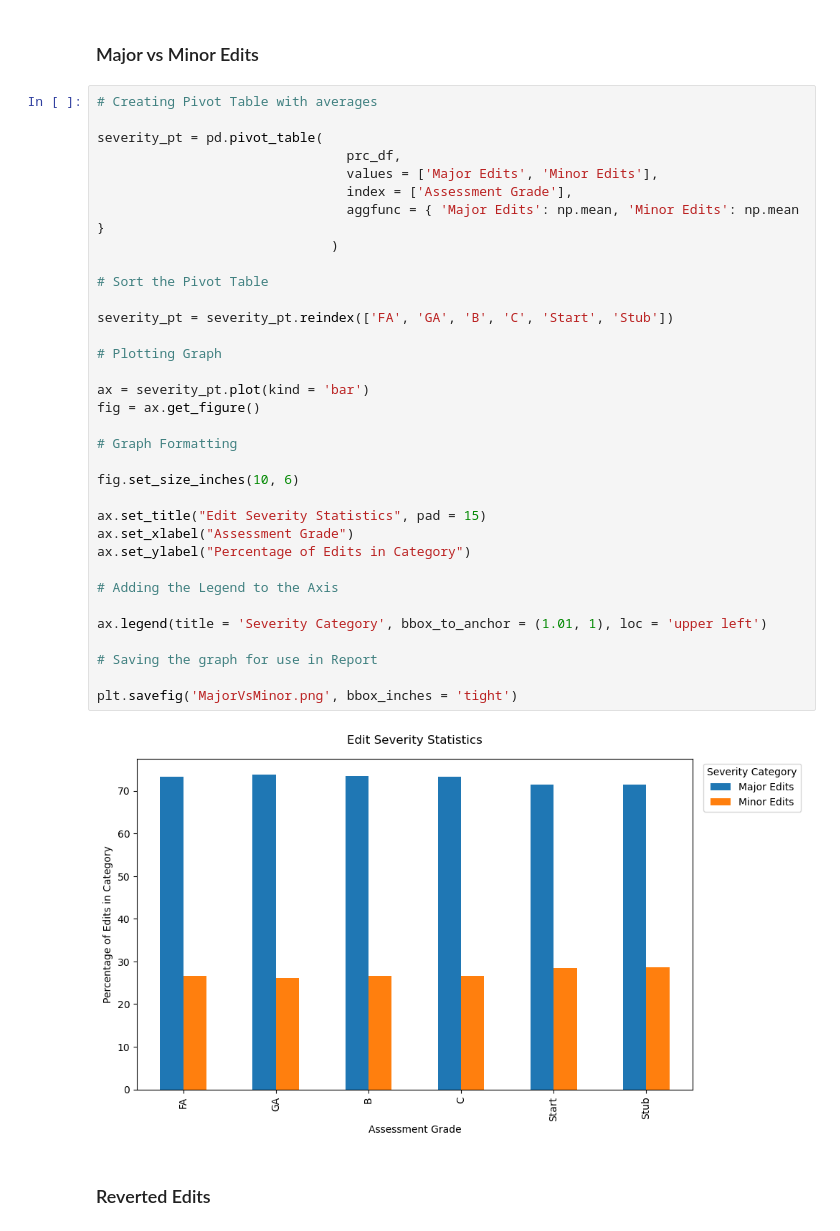
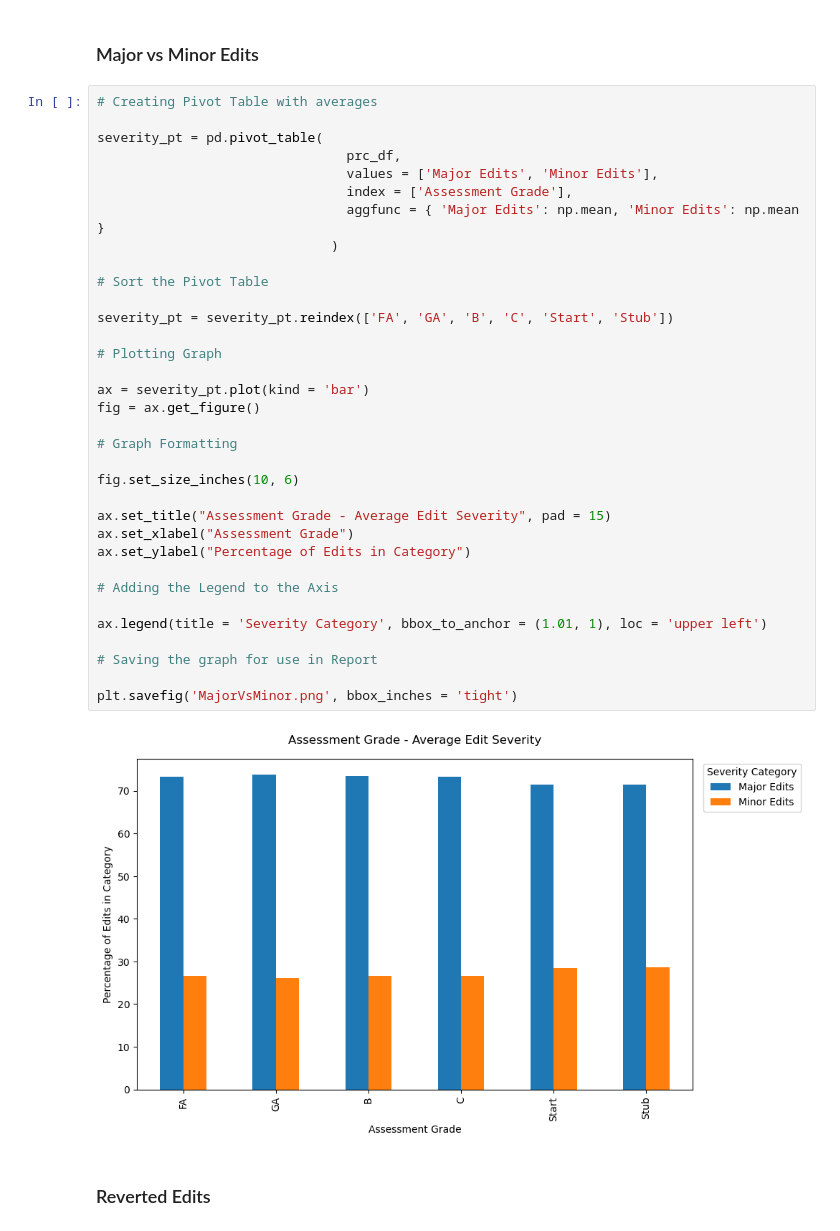
Before and after one commit to KevinGonzalez1112/K1840988-Dissertation-Repo, a Jupyter notebook: Jupyter-Notebooks/Experiment_3.ipynb, the cells around one changed output. Saved outputs shown, nothing was run; the diff lists cells and outputs as text.

```diff
--- a/Jupyter-Notebooks/Experiment_3.ipynb
+++ b/Jupyter-Notebooks/Experiment_3.ipynb
@@ -637,35 +637,35 @@ severity_pt = pd.pivot_table(
                                 prc_df,
                                 values = ['Major Edits', 'Minor Edits'],
                                 index = ['Assessment Grade'],
                                 aggfunc = { 'Major Edits': np.mean, 'Minor Edits': np.mean }
                               )
 
 # Sort the Pivot Table
 
 severity_pt = severity_pt.reindex(['FA', 'GA', 'B', 'C', 'Start', 'Stub'])
 
 # Plotting Graph
 
 ax = severity_pt.plot(kind = 'bar')
 fig = ax.get_figure()
 
 # Graph Formatting
 
 fig.set_size_inches(10, 6)
 
-ax.set_title("Edit Severity Statistics", pad = 15)
+ax.set_title("Assessment Grade - Average Edit Severity", pad = 15)
 ax.set_xlabel("Assessment Grade")
 ax.set_ylabel("Percentage of Edits in Category")
 
 # Adding the Legend to the Axis
 
 ax.legend(title = 'Severity Category', bbox_to_anchor = (1.01, 1), loc = 'upper left')
 
 # Saving the graph for use in Report
 
 plt.savefig('MajorVsMinor.png', bbox_inches = 'tight')
 # %% [output]
-[figure, old version]
+[figure, new version]
 # %% [markdown]
 ### Reverted Edits
 # %%
```
Also changed, not shown: parts of 15 cells of this notebook, 2 other files.
